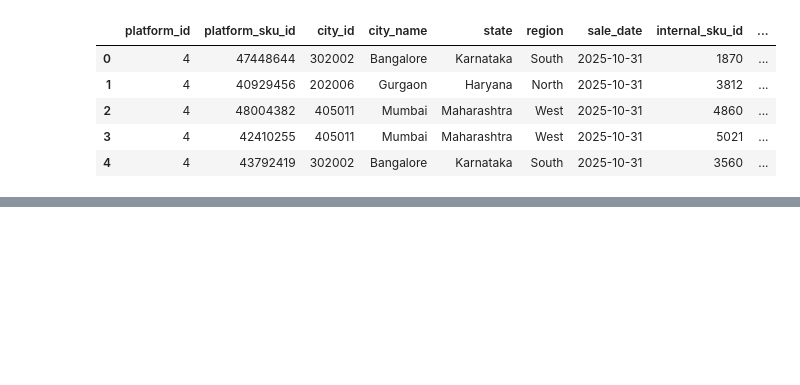
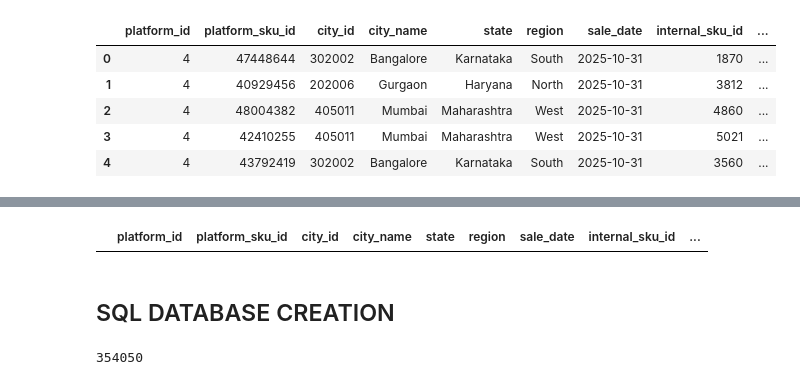
Before and after one commit to bishtakshay/Q-Commerce-Sales-Data-Pipeline-Jaldhara-Drinks, a Jupyter notebook: Qcom-ExistingFiles-cleaning.ipynb, the cells around one changed output, grey strips where cells are left out. Cells and saved outputs as stored; diff of their text form; code cells hidden in the pictures; blank space fills up the shorter version.

Commit message:
fact_sales deployed to sql db jaldhara_db

```diff
--- a/Qcom-ExistingFiles-cleaning.ipynb
+++ b/Qcom-ExistingFiles-cleaning.ipynb
@@ -631,9 +634,10 @@ bigbasket_base.rename(columns={
                             "internal_id"          : 'internal_sku_id',
                             'standardised_name'    : 'city_name',
                             'total_quantity'                : "qty_sold",
+                            "internal_name"       :      "internal_sku_name",
                             'Category'      :   'category',
                             "total_mrp"                  : 'mrp',
-                            "BB_status" : "status"}, inplace=True)
+                            "BB_status" : "sku_status"}, inplace=True)
 bigbasket_base.head()
 # %% [output]
 |  | platform_id | platform_sku_id | city_id | city_name | state | region | sale_date | internal_sku_id | ... |
@@ -662,0 +659,4 @@ bigbasket_base.to_csv(f"{OUTPUT_DIR}/bigbasket-raw.csv", index = False)
+# %%
+fact_sales['city_id']         = fact_sales['city_id'].astype('Int64')
+fact_sales['internal_sku_id'] = fact_sales['internal_sku_id'].astype('Int64')
+fact_sales.info()
@@ -662,0 +681,6 @@ bigbasket_base.to_csv(f"{OUTPUT_DIR}/bigbasket-raw.csv", index = False)
+# %%
+fact_sales[fact_sales["sku_status"]=="Not - Live"]
+# %% [output]
+|  | platform_id | platform_sku_id | city_id | city_name | state | region | sale_date | internal_sku_id | ... |
+# %% [markdown]
+## SQL DATABASE CREATION
@@ -662,0 +691,24 @@ bigbasket_base.to_csv(f"{OUTPUT_DIR}/bigbasket-raw.csv", index = False)
+# %%
+fact_sales.to_sql(
+    name      = "fact_sales",
+    con       = engine,
+    if_exists = "replace",
+    index     = False,
+    dtype     = {
+        "platform_id"       : sqlalchemy.types.SmallInteger(),
+        "platform_sku_id"   : sqlalchemy.types.VARCHAR(100),
+        "city_id"           : sqlalchemy.types.VARCHAR(20),
+        "city_name"         : sqlalchemy.types.VARCHAR(100),
+        "state"             : sqlalchemy.types.VARCHAR(100),
+        "region"            : sqlalchemy.types.VARCHAR(50),
+        "sale_date"         : sqlalchemy.types.Date(),
+        "internal_sku_id"   : sqlalchemy.types.Integer(),
+        "sku_status"        : sqlalchemy.types.VARCHAR(20),
+        "category"          : sqlalchemy.types.VARCHAR(50),
+        "internal_sku_name" : sqlalchemy.types.VARCHAR(200),
+        "qty_sold"          : sqlalchemy.types.Integer(),
+        "mrp"               : sqlalchemy.types.Numeric(10, 2),
+    }
+)
+# %% [output]
+354050
```
Also changed, not shown: parts of 8 cells of this notebook, 5 other files.
